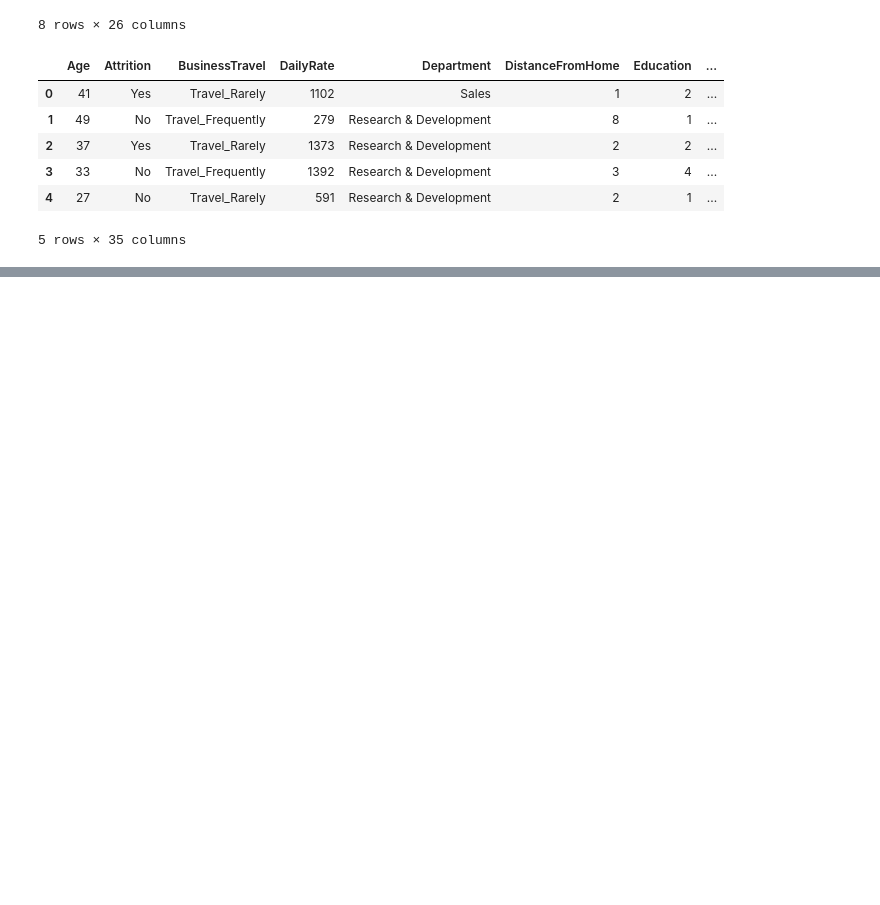
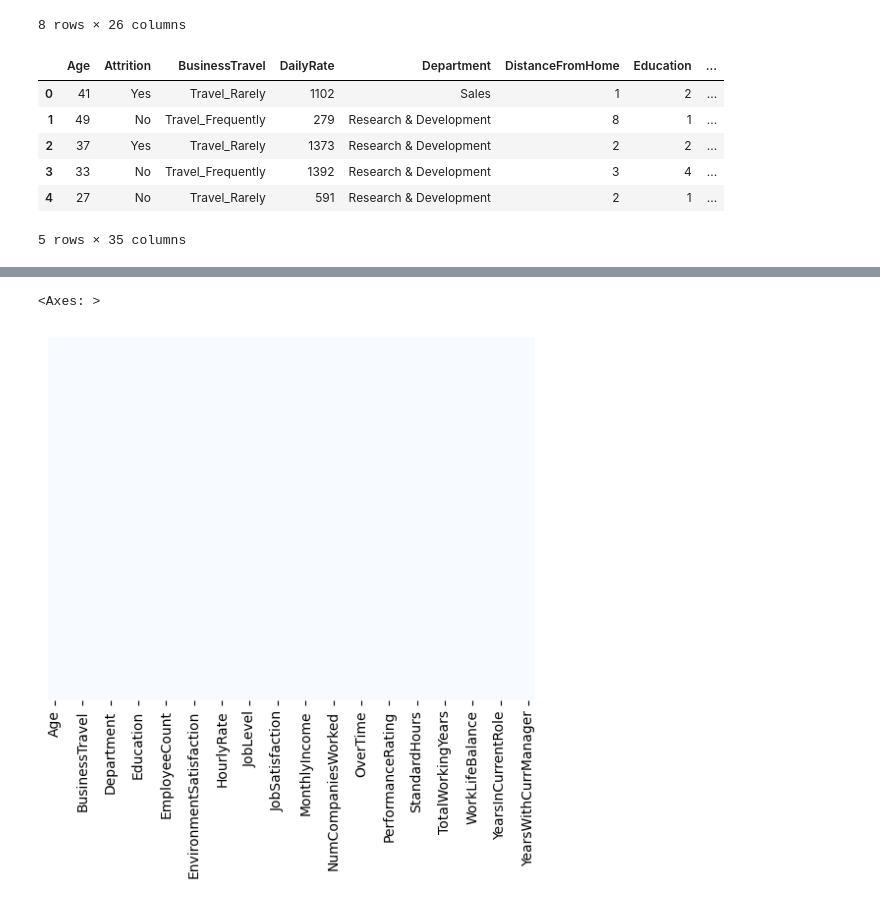
Before and after one commit to mattyapers/Data-Science, a Jupyter notebook: HR Model.ipynb, the cells around one changed output, grey strips where cells are left out. Saved outputs shown, nothing was run; the diff lists cells and outputs as text; code cells hidden in the pictures; blank space fills up the shorter version.

```diff
--- a/HR Model.ipynb
+++ b/HR Model.ipynb
@@ -51,5 +51,7 @@ df.head()
 | 3 | 33 | No | Travel_Frequently | 1392 | Research & Development | 3 | 4 | ... |
 | 4 | 27 | No | Travel_Rarely | 591 | Research & Development | 2 | 1 | ... |
 5 rows × 35 columns
-# %%
-df['Attrition']=df['Attrition'].apply(x:lambda)
+# %%
+df['Attrition']=df['Attrition'].apply(lambda x:1 if x == 'Yes' else 0)
+df['OverTime'] = df['OverTime'].apply(lambda x:1 if x == 'Yes' else 0)
+df['Over18'] = df['Over18'].apply(lambda x:1 if x == 'Y' else 0)
@@ -55,0 +74,7 @@ df['Attrition']=df['Attrition'].apply(x:lambda)
+# %%
+# Checking if there are any missing data
+sns.heatmap(df.isnull(), yticklabels=False, cbar=False, cmap='Blues')
+# Seems to not have any missing data
+# %% [output]
+<Axes: >
+[figure, added]
```
Also changed, not shown: parts of 4 cells of this notebook.
